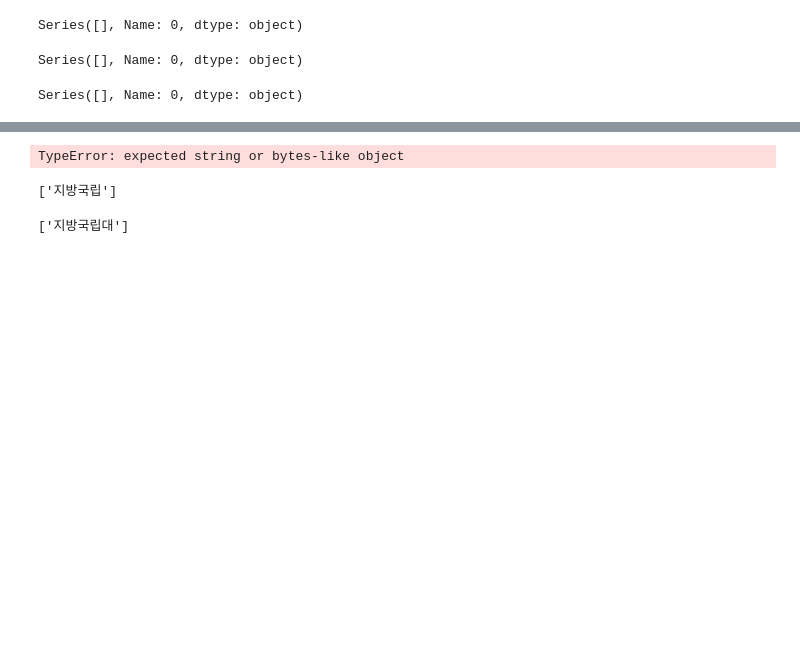
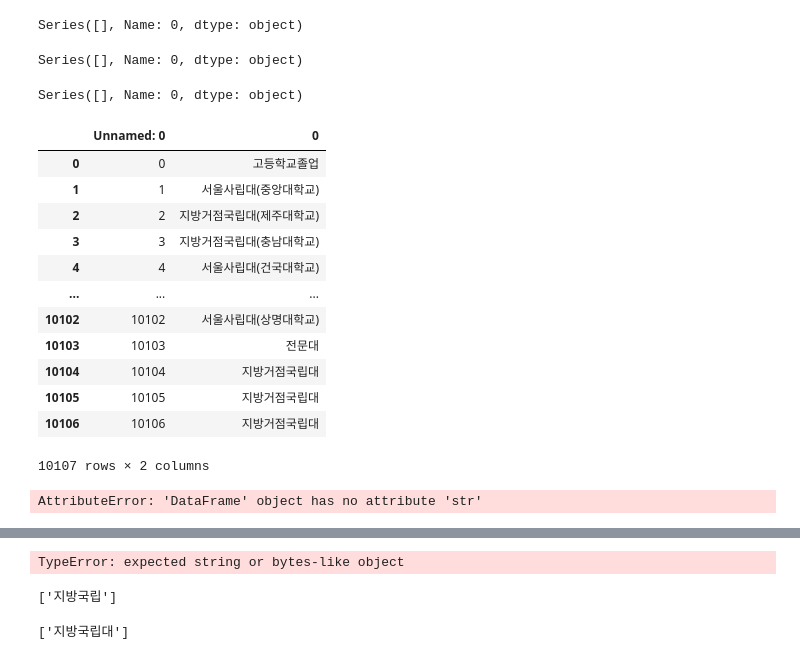
Before and after one commit to Rimki/KPC_Final-Project, a Jupyter notebook: 데이터전처리.ipynb, the cells around one changed output, grey strips where cells are left out. Drawn from its saved outputs; the diff is of its cells as text; code cells hidden in the pictures; blank space fills up the shorter version.

```diff
--- a/데이터전처리.ipynb
+++ b/데이터전처리.ipynb
@@ -1082,8 +1007,28 @@ first[first.str.contains("지방거주")==True]="지방사립대"
 first[first.str.contains("초대졸")==True]="전문대"
 # %%
 first[first.str.contains("지국대")==True]="지방국립대"
+# %%
+first=pd.read_csv("20200806.txt",encoding="utf-8")
+# %%
+first[first.str.contains("지국대")==True]="지방국립대"
+# %% [output]
+|  | Unnamed: 0 | 0 |
+| 0 | 0 | 고등학교졸업 |
+| 1 | 1 | 서울사립대(중앙대학교) |
+| 2 | 2 | 지방거점국립대(제주대학교) |
+| 3 | 3 | 지방거점국립대(충남대학교) |
+| 4 | 4 | 서울사립대(건국대학교) |
+| ... | ... | ... |
+| 10102 | 10102 | 서울사립대(상명대학교) |
+| 10103 | 10103 | 전문대 |
+| 10104 | 10104 | 지방거점국립대 |
+| 10105 | 10105 | 지방거점국립대 |
+| 10106 | 10106 | 지방거점국립대 |
+10107 rows × 2 columns
 # %%
-first[first.str.contains("^가톨릭")==True]="서울사립대(가톨릭대학교)"
+first[first.str.contains("^가톨릭")==True]
+# %% [output]
+AttributeError: 'DataFrame' object has no attribute 'str'
 # %%
 first[first.str.contains("IST")==True]="과학기술원"
 # %%
```
Also changed, not shown: parts of 50 cells of this notebook, 3 other files.
